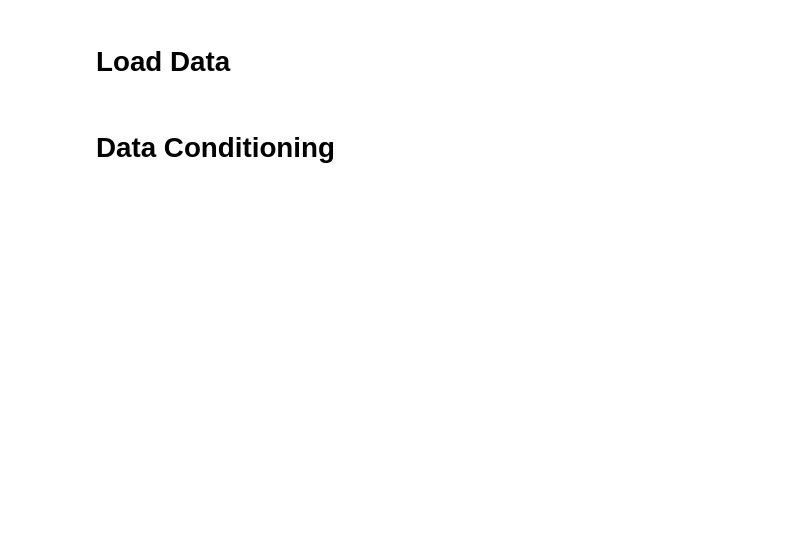
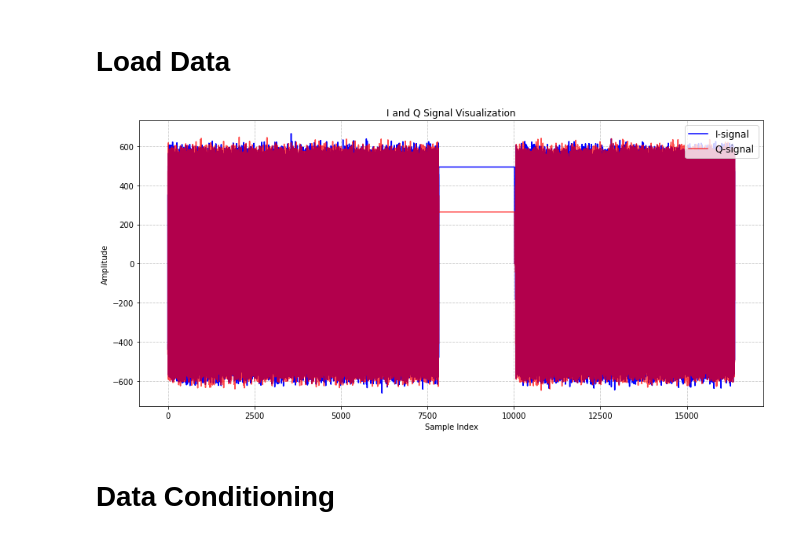
Before and after one commit to mriosrivas/SDR-course-material, a Jupyter notebook: Laboratory/Lab_01/excersise_1.ipynb, the cells around one changed output. Drawn from its saved outputs; the diff is of its cells as text; code cells hidden in the pictures; blank space fills up the shorter version.

```diff
--- a/Laboratory/Lab_01/excersise_1.ipynb
+++ b/Laboratory/Lab_01/excersise_1.ipynb
@@ -122,5 +54,18 @@ FILE = "capture_2460mhz"
 # %%
 path = Path(PATH)
 data = np.loadtxt(path/FILE, skiprows=1)
+# %%
+plt.figure(figsize=(12, 6))
+plt.plot(data[:,0], label="I-signal", color="blue", linewidth=1.5)
+plt.plot(data[:,1], label="Q-signal", color="red", alpha=0.7, linewidth=1.5)
+plt.title("I and Q Signal Visualization")
+plt.xlabel("Sample Index")
+plt.ylabel("Amplitude")
+plt.grid(True, linestyle='--', alpha=0.7)
+plt.legend(loc="upper right", fontsize='large')
+plt.tight_layout()
+plt.show()
+# %% [output]
+[figure, added]
 # %% [markdown]
 # Data Conditioning
```
Also changed, not shown: parts of 35 cells of this notebook, 2 other files.
